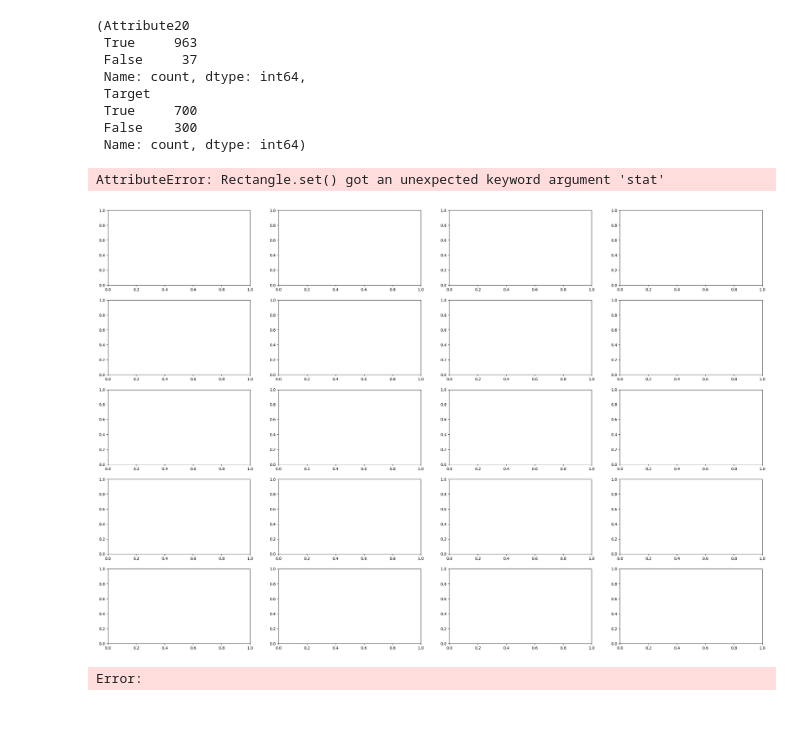
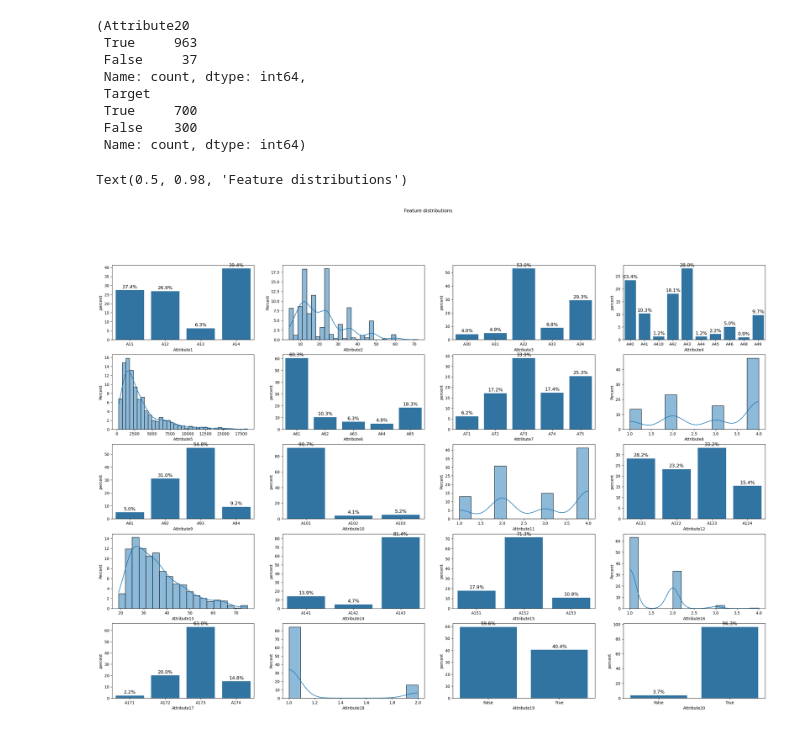
Before and after one commit to feed0/german-credit, a Jupyter notebook: notebooks/the_data.ipynb, the cells around one changed output. Drawn from its saved outputs; the diff is of its cells as text; code cells hidden in the pictures.

Commit message:
Reran the outputs correctly to this commit Added annotations to distributions

```diff
--- a/notebooks/the_data.ipynb
+++ b/notebooks/the_data.ipynb
@@ -119,12 +119,12 @@ ambiguous_idx      = df[ambiguous_features].isin(['A65', 'A124']).any(axis=1) #
 
 # Plot the count of ambiguous classes in features 6 or 12 vs the total count of observations
 plt.figure(figsize=(10, 5))
-ax = sns.countplot(x=ambiguous_idx.to_frame()[0])
+ax = sns.countplot(x=ambiguous_idx.to_frame()[0], stat='percent')
 plt.title('Count of ambiguous observations in features 6 or 12')
 
 # Annotate each bar with the count value
 for p in ax.patches:
-    ax.annotate(f'{p.get_height()}', (p.get_x() + p.get_width() / 2., p.get_height()),
+    ax.annotate(f'{p.get_height():.1f}%', (p.get_x() + p.get_width() / 2., p.get_height()),
                 ha='center', va='baseline', fontsize=12, color='black', xytext=(0, 5),
                 textcoords='offset points')
 # %% [output]
@@ -143,0 +137,13 @@ Text(0.5, 1.0, 'Duplicate rows in the dataset')
+# %%
+fig, ax = plt.subplots(figsize=(10, 5))
+
+# Summary of duplicate rows
+sns.countplot(df.duplicated().value_counts(), stat='percent')
+
+# Annotate each bar with the count value
+for p in ax.patches:
+    ax.annotate(f'{p.get_height():.1f}%', (p.get_x() + p.get_width() / 2., p.get_height()),
+                ha='center', va='baseline', fontsize=12, color='black', xytext=(0, 5),
+                textcoords='offset points')
+
+plt.title('Duplicate rows in the dataset')
@@ -193,23 +202,24 @@ y = df['Target']
 # %%
 # Features distributions
 fig, axes = plt.subplots(nrows=5, ncols=4, figsize=(30, 20))
 axes = axes.flatten()
 
 for i, feat in enumerate(X.columns):
     if X[feat].dtype == 'int64':
         sns.histplot(X[feat], kde=True, stat='percent', ax=axes[i])
     else:
         sns.countplot(x=feat, data=X, stat='percent', ax=axes[i], order=sorted(X[feat].unique()))
 
+        # Annotate each bar with the count value
+        for p in axes[i].patches:
+            axes[i].annotate(f'{p.get_height():.1f}%', (p.get_x() + p.get_width() / 2., p.get_height()),
+                        ha='center', va='baseline', fontsize=12, color='black', xytext=(0, 5),
+                        textcoords='offset points')
+
+
 plt.suptitle('Feature distributions')
 
 # TODO: A410 after A41 ?!
 # %% [output]
-AttributeError: Rectangle.set() got an unexpected keyword argument 'stat'
+Text(0.5, 0.98, 'Feature distributions')
-[figure, old version]
+[figure, new version]
-# %%
-# Target distribution
-sns.countplot(y.to_frame(), x='Target', order=sorted(y.unique()))
-plt.title('Target distribution')
-# %% [output]
-Error:
```
Also changed, not shown: parts of 5 cells of this notebook.
